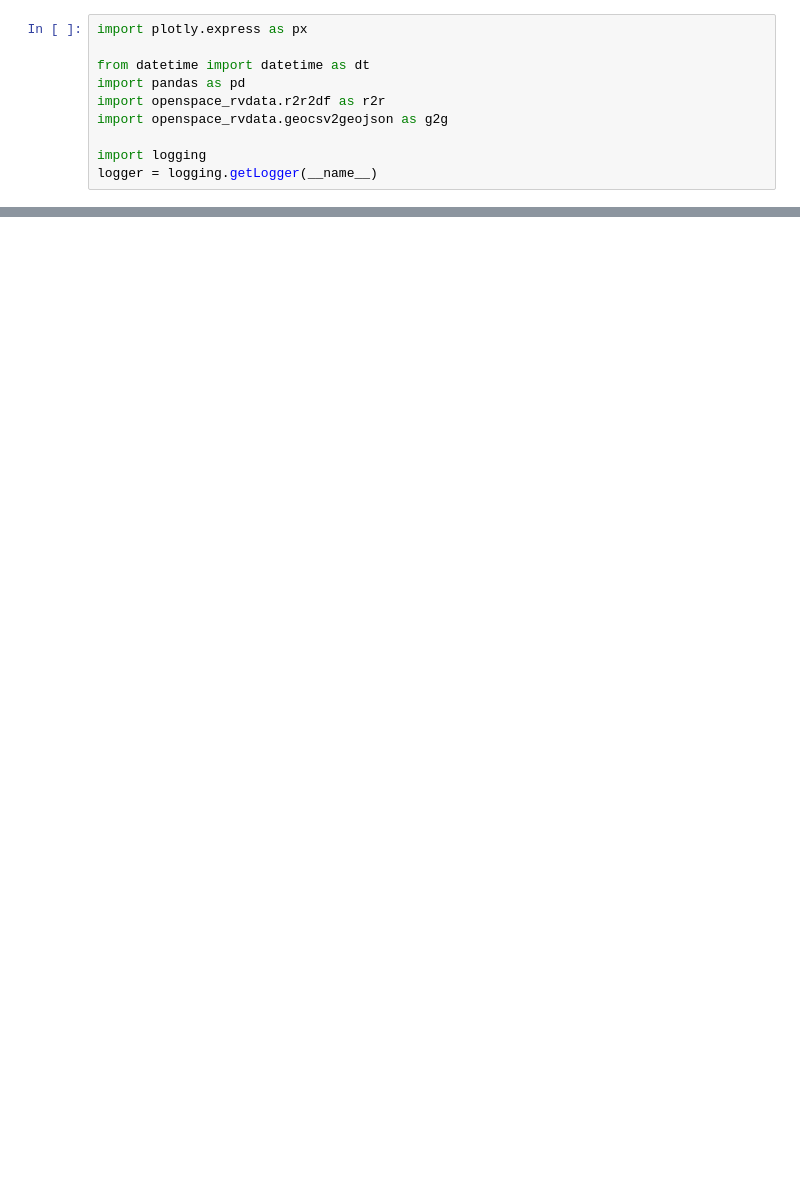
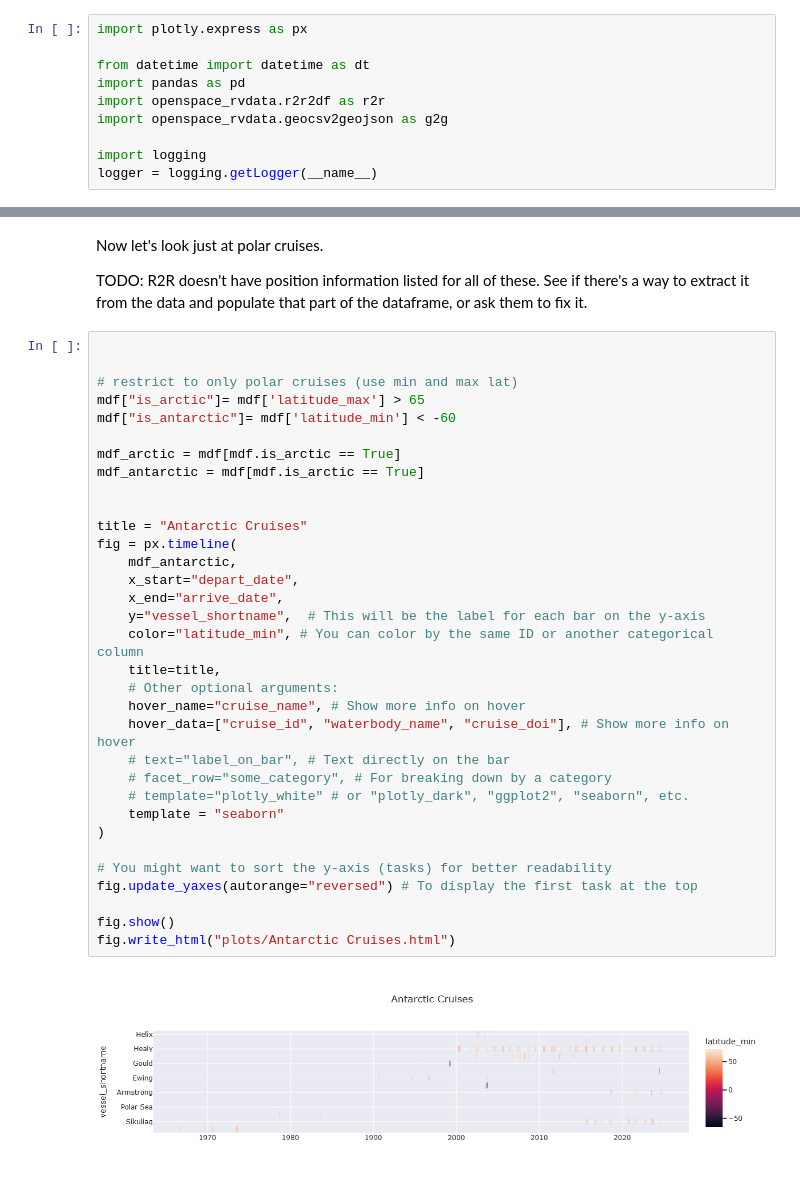
Before and after one commit to KCollins/openspace-rvdata, a Jupyter notebook: notebooks/Hypergrams.ipynb, the cells around one changed output, grey strips where cells are left out. Drawn from its saved outputs; the diff is of its cells as text; blank space fills up the shorter version.

```diff
--- a/notebooks/Hypergrams.ipynb
+++ b/notebooks/Hypergrams.ipynb
@@ -65,0 +150,39 @@ fig.write_html("plots/RV Cruises.html")
+# %% [markdown]
+Now let's look just at polar cruises.
+
+TODO: R2R doesn't have position information listed for all of these. See if there's a way to extract it from the data and populate that part of the dataframe, or ask them to fix it.
+# %%
+
+
+# restrict to only polar cruises (use min and max lat)
+mdf["is_arctic"]= mdf['latitude_max'] > 65
+mdf["is_antarctic"]= mdf['latitude_min'] < -60
+
+mdf_arctic = mdf[mdf.is_arctic == True]
+mdf_antarctic = mdf[mdf.is_arctic == True]
+
+
+title = "Antarctic Cruises"
+fig = px.timeline(
+    mdf_antarctic,
+    x_start="depart_date",
+    x_end="arrive_date",
+    y="vessel_shortname",  # This will be the label for each bar on the y-axis
+    color="latitude_min", # You can color by the same ID or another categorical column
+    title=title,
+    # Other optional arguments:
+    hover_name="cruise_name", # Show more info on hover
+    hover_data=["cruise_id", "waterbody_name", "cruise_doi"], # Show more info on hover
+    # text="label_on_bar", # Text directly on the bar
+    # facet_row="some_category", # For breaking down by a category
+    # template="plotly_white" # or "plotly_dark", "ggplot2", "seaborn", etc.
+    template = "seaborn"
+)
+
+# You might want to sort the y-axis (tasks) for better readability
+fig.update_yaxes(autorange="reversed") # To display the first task at the top
+
+fig.show()
+fig.write_html("plots/Antarctic Cruises.html")
+# %% [output]
+[figure, added]
```
Also changed, not shown: parts of 16 cells of this notebook, 1 other file.
